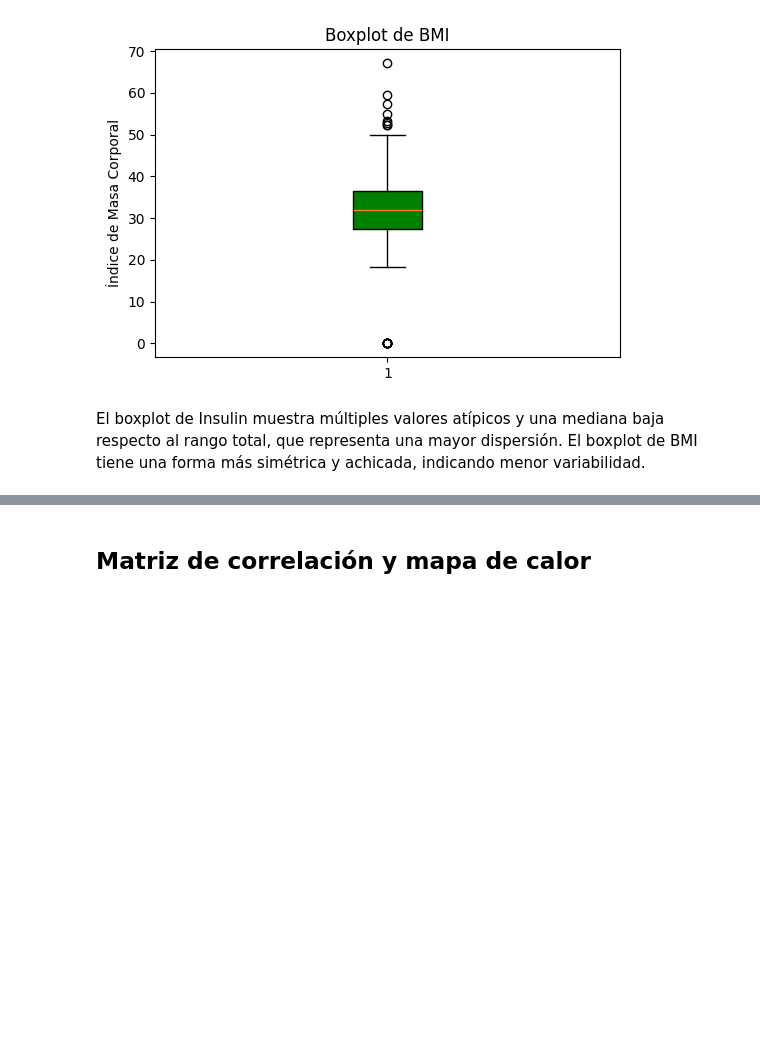
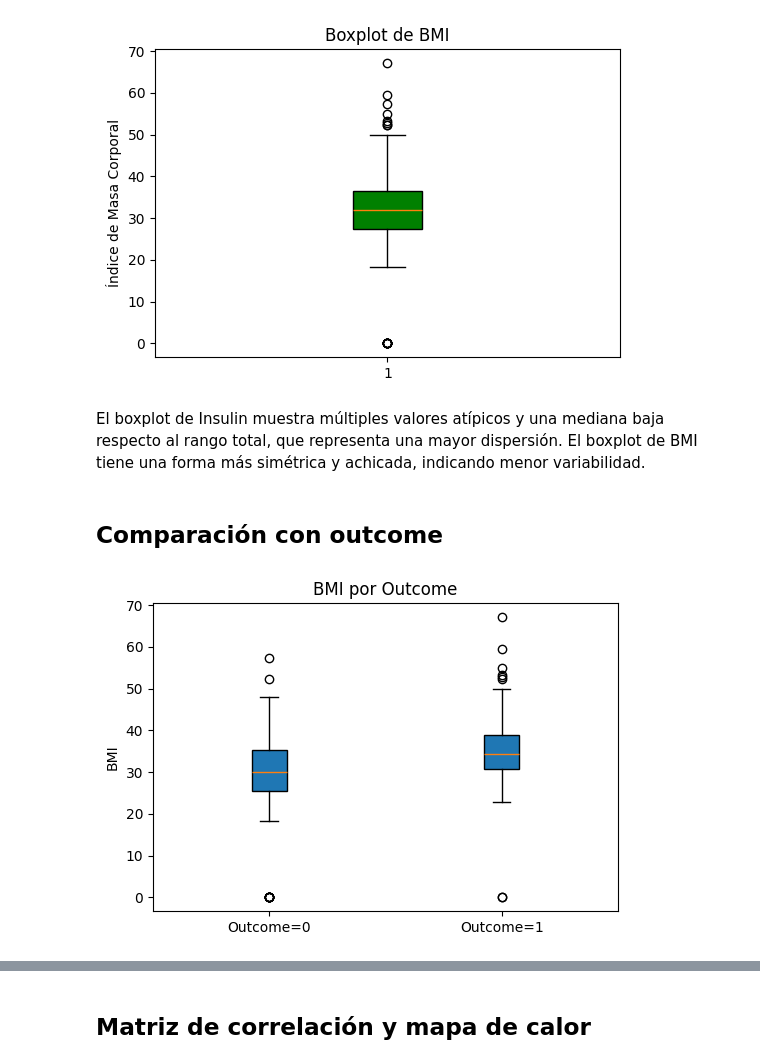
Before and after one commit to SofiaSacoto/LaboratorioGit, a Jupyter notebook: EstadisticaDescriptiva_SofiaSacoto.ipynb, the cells around one changed output, grey strips where cells are left out. Saved outputs shown, nothing was run; the diff lists cells and outputs as text; code cells hidden in the pictures; blank space fills up the shorter version.

```diff
--- a/EstadisticaDescriptiva_SofiaSacoto.ipynb
+++ b/EstadisticaDescriptiva_SofiaSacoto.ipynb
@@ -244,3 +202,17 @@ plt.show()
 [figure]
 # %% [markdown]
 El boxplot de Insulin muestra múltiples valores atípicos y una mediana baja respecto al rango total, que representa una mayor dispersión. El boxplot de BMI tiene una forma más simétrica y achicada, indicando menor variabilidad.
+# %% [markdown]
+## Comparación con outcome
+# %%
+
+b0 = diabetes[diabetes["Outcome"]==0]["BMI"]
+b1 = diabetes[diabetes["Outcome"]==1]["BMI"]
+
+plt.figure(figsize=(6,4))
+plt.boxplot([b0, b1], labels=["Outcome=0","Outcome=1"], patch_artist=True)
+plt.title("BMI por Outcome")
+plt.ylabel("BMI")
+plt.show()
+# %% [output]
+[figure, added]
```
Also changed, not shown: parts of 14 cells of this notebook.
